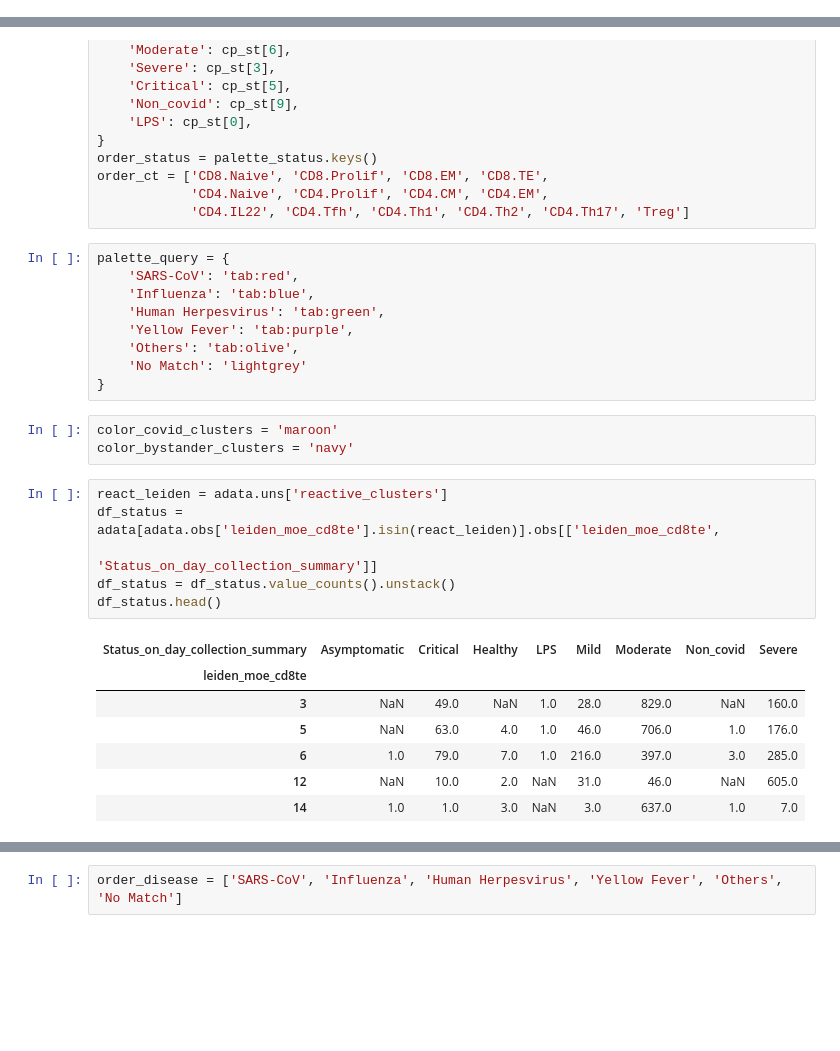
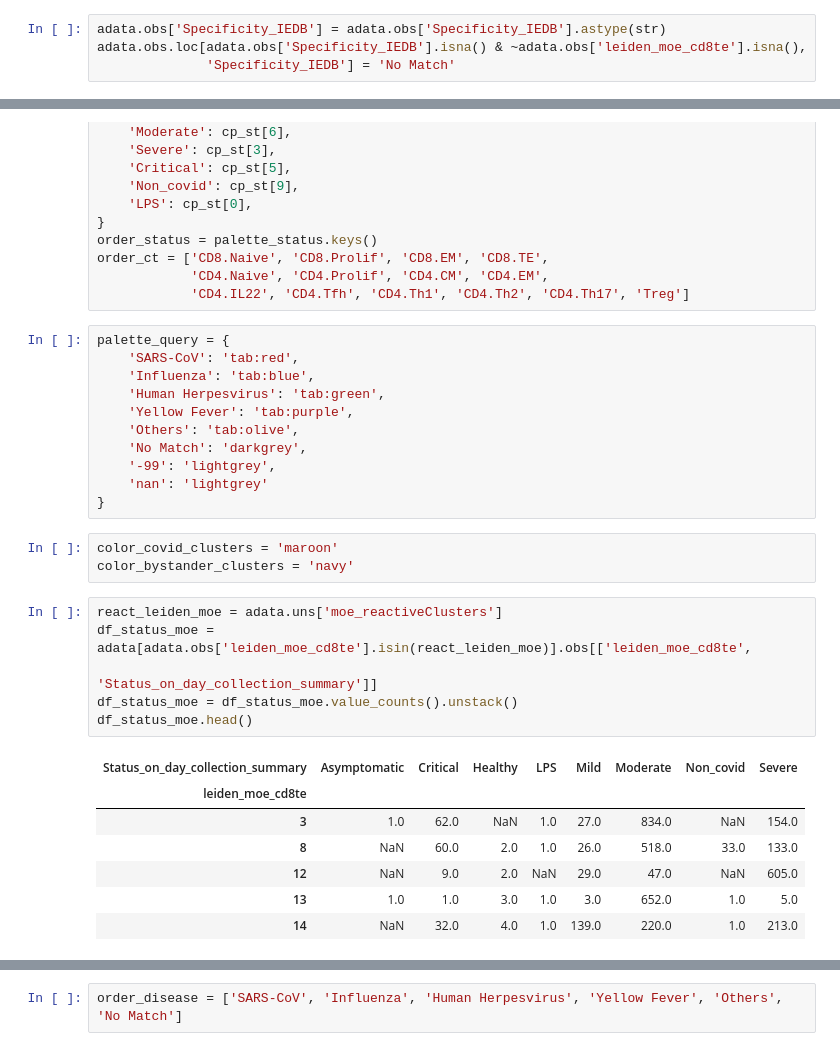
Before and after one commit to SchubertLab/mvTCR_reproducibility, a Jupyter notebook: figure_code/Figure_2_sars_cov.ipynb, the cells around one changed output, grey strips where cells are left out. Drawn from its saved outputs; the diff is of its cells as text; blank space fills up the shorter version.

```diff
--- a/figure_code/Figure_2_sars_cov.ipynb
+++ b/figure_code/Figure_2_sars_cov.ipynb
@@ -36,6 +38,10 @@ set_font_size(6) #todo make bigger
 # %%
 path_ad = '../results/fig2_haniffa_lv.h5ad'
 adata = sc.read(path_ad)
+# %%
+adata.obs['Specificity_IEDB'] = adata.obs['Specificity_IEDB'].astype(str)
+adata.obs.loc[adata.obs['Specificity_IEDB'].isna() & ~adata.obs['leiden_moe_cd8te'].isna(),
+              'Specificity_IEDB'] = 'No Match'
 # %%
 dict_rename = {
     'v_gene_alpha': 'IR_VJ_1_v_call',
@@ -102,23 +115,25 @@ palette_query = {
     'Human Herpesvirus': 'tab:green',
     'Yellow Fever': 'tab:purple',
     'Others': 'tab:olive',
-    'No Match': 'lightgrey'
+    'No Match': 'darkgrey',
+    '-99': 'lightgrey',
+    'nan': 'lightgrey'
 }
 # %%
 color_covid_clusters = 'maroon'
 color_bystander_clusters = 'navy'
 # %%
-react_leiden = adata.uns['reactive_clusters']
-df_status = adata[adata.obs['leiden_moe_cd8te'].isin(react_leiden)].obs[['leiden_moe_cd8te',
+react_leiden_moe = adata.uns['moe_reactiveClusters']
+df_status_moe = adata[adata.obs['leiden_moe_cd8te'].isin(react_leiden_moe)].obs[['leiden_moe_cd8te',
                                                                          'Status_on_day_collection_summary']]
-df_status = df_status.value_counts().unstack()
-df_status.head()
+df_status_moe = df_status_moe.value_counts().unstack()
+df_status_moe.head()
 # %% [output]
 | Status_on_day_collection_summary | Asymptomatic | Critical | Healthy | LPS | Mild | Moderate | Non_covid | Severe |
 | leiden_moe_cd8te |  |  |  |  |  |  |  |  |
-| 3 | NaN | 49.0 | NaN | 1.0 | 28.0 | 829.0 | NaN | 160.0 |
-| 5 | NaN | 63.0 | 4.0 | 1.0 | 46.0 | 706.0 | 1.0 | 176.0 |
-| 6 | 1.0 | 79.0 | 7.0 | 1.0 | 216.0 | 397.0 | 3.0 | 285.0 |
-| 12 | NaN | 10.0 | 2.0 | NaN | 31.0 | 46.0 | NaN | 605.0 |
-| 14 | 1.0 | 1.0 | 3.0 | NaN | 3.0 | 637.0 | 1.0 | 7.0 |
+| 3 | 1.0 | 62.0 | NaN | 1.0 | 27.0 | 834.0 | NaN | 154.0 |
+| 8 | NaN | 60.0 | 2.0 | 1.0 | 26.0 | 518.0 | 33.0 | 133.0 |
+| 12 | NaN | 9.0 | 2.0 | NaN | 29.0 | 47.0 | NaN | 605.0 |
+| 13 | 1.0 | 1.0 | 3.0 | 1.0 | 3.0 | 652.0 | 1.0 | 5.0 |
+| 14 | NaN | 32.0 | 4.0 | 1.0 | 139.0 | 220.0 | 1.0 | 213.0 |
 # %%
```
Also changed, not shown: parts of 60 cells of this notebook, 17 other files.
